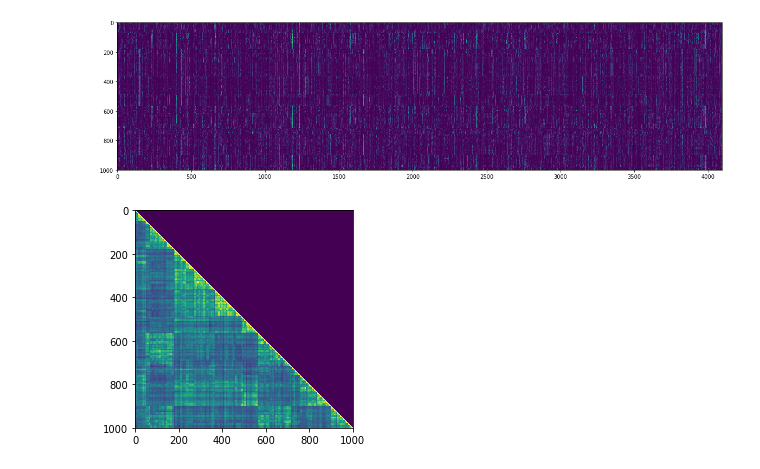
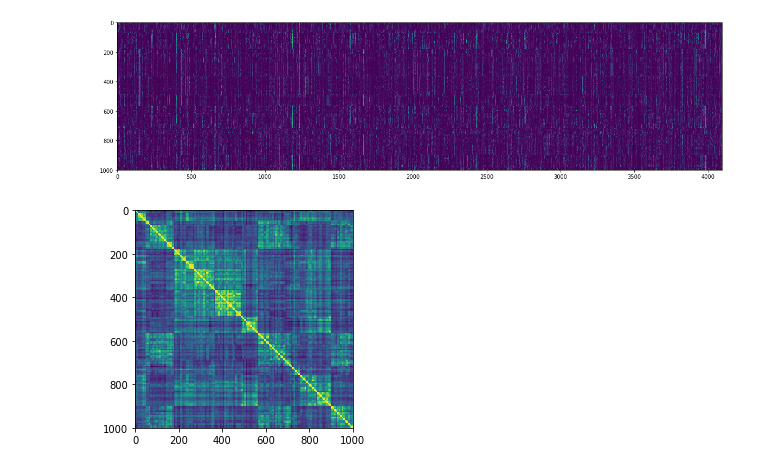
Before and after one commit to fbickfordsmith/attention-msc, a Jupyter notebook: plotting/plot_similarity.ipynb, the cells around one changed output. Drawn from its saved outputs; the diff is of its cells as text; code cells hidden in the pictures.

```diff
--- a/plotting/plot_similarity.ipynb
+++ b/plotting/plot_similarity.ipynb
@@ -4,7 +5,7 @@ import matplotlib.pyplot as plt
 # %%
-path = '/Users/fbickfordsmith/Google Drive/Project/'
-activations = np.load(path+'attention/npy/mean_activations.npy')
-similarity = np.load(path+'attention/npy/cosine_similarity.npy')
+activations = np.load(
+    '/Users/fbickfordsmith/Google Drive/Project/attention/npy/mean_activations.npy')
+similarity = cosine_similarity(activations)
 # %%
 activations.shape
 # %% [output]
@@ -20,10 +21,10 @@ plt.show()
 [figure]
 # %%
 # plt.figure(figsize=(7, 7))
-# plt.imshow(similarity)
-plt.imshow(np.tril(similarity))
+plt.imshow(similarity)
+# plt.imshow(np.tril(similarity))
 # plt.colorbar()
 plt.savefig('mean_activation_similarity.png', dpi=600)
 plt.show()
 # %% [output]
-[figure, old version]
+[figure, new version]
```
Also changed, not shown: parts of 1 cell of this notebook, 21 other files.
